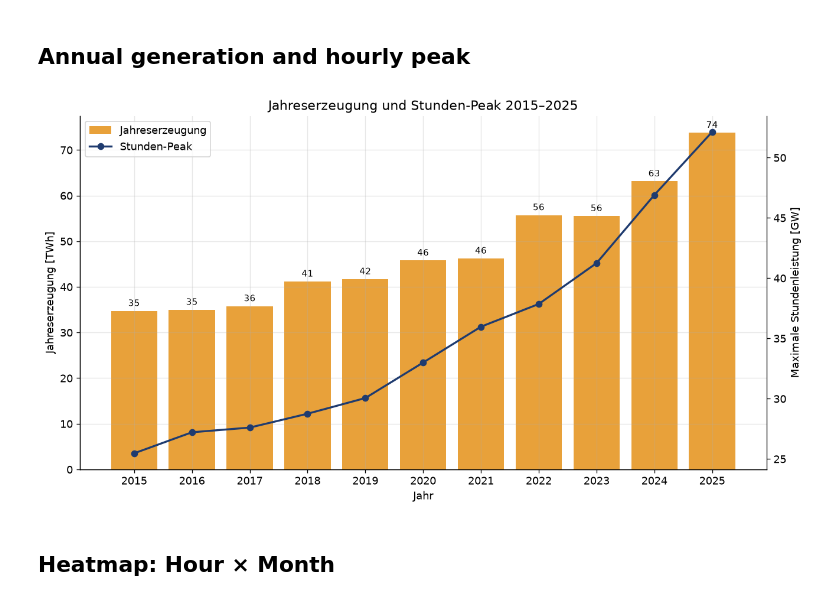
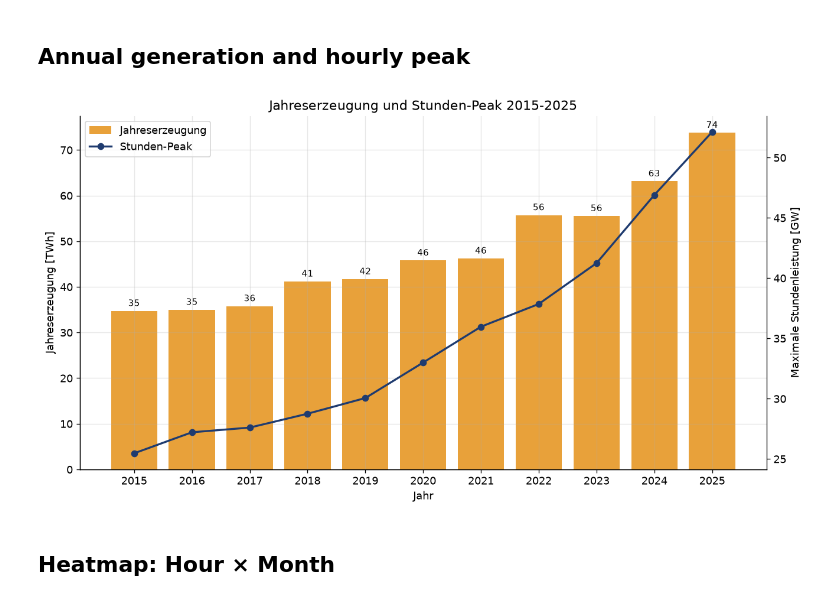
Before and after one commit to mflindt/pv-forecast, a Jupyter notebook: notebooks/03_eda.ipynb, the cells around one changed output. Drawn from its saved outputs; the diff is of its cells as text; code cells hidden in the pictures.

```diff
--- a/notebooks/03_eda.ipynb
+++ b/notebooks/03_eda.ipynb
@@ -69,43 +69,43 @@ plt.show()
 # %% [markdown]
 ## Annual generation and hourly peak
-# %%
-year = local.year
-# keep full years only
-gen_twh = (pv.groupby(year).sum() / 1e6).loc[2015:2025]  # MWh -> TWh
-peak_gw = (pv.groupby(year).max() / 1e3).loc[2015:2025]  # MWh/h -> GW
-
-fig, ax = plt.subplots(figsize=(11, 6))
-ax.bar(gen_twh.index, gen_twh.values, color="#e8a13a", label="Jahreserzeugung")
-ax.set_ylabel("Jahreserzeugung [TWh]")
-ax.set_xlabel("Jahr")
-ax.set_title("Jahreserzeugung und Stunden-Peak 2015–2025")
-ax.set_xticks(gen_twh.index)
-for x, v in gen_twh.items():
-    ax.text(x, v + 0.6, f"{v:.0f}", ha="center", va="bottom", fontsize=9)
-
-# year's highest hourly feed-in
-ax2 = ax.twinx()
-ax2.spines["right"].set_visible(True)
-ax2.grid(False)
-ax2.plot(
-    peak_gw.index,
-    peak_gw.values,
-    color="#1f3b6f",
-    marker="o",
-    lw=2,
-    label="Stunden-Peak",
-)
-ax2.set_ylabel("Maximale Stundenleistung [GW]")
-
-h1, l1 = ax.get_legend_handles_labels()
-h2, l2 = ax2.get_legend_handles_labels()
-ax.legend(h1 + h2, l1 + l2, loc="upper left")
-
-fig.tight_layout()
-fig.savefig(FIGURES_DIR / "02_jahreserzeugung_peak.png")
-plt.show()
-# %% [output]
-[figure, removed]
+# %%
+year = local.year
+# keep full years only
+gen_twh = (pv.groupby(year).sum() / 1e6).loc[2015:2025]  # MWh -> TWh
+peak_gw = (pv.groupby(year).max() / 1e3).loc[2015:2025]  # MWh/h -> GW
+
+fig, ax = plt.subplots(figsize=(11, 6))
+ax.bar(gen_twh.index, gen_twh.values, color="#e8a13a", label="Jahreserzeugung")
+ax.set_ylabel("Jahreserzeugung [TWh]")
+ax.set_xlabel("Jahr")
+ax.set_title("Jahreserzeugung und Stunden-Peak 2015-2025")
+ax.set_xticks(gen_twh.index)
+for x, v in gen_twh.items():
+    ax.text(x, v + 0.6, f"{v:.0f}", ha="center", va="bottom", fontsize=9)
+
+# year's highest hourly feed-in
+ax2 = ax.twinx()
+ax2.spines["right"].set_visible(True)
+ax2.grid(False)
+ax2.plot(
+    peak_gw.index,
+    peak_gw.values,
+    color="#1f3b6f",
+    marker="o",
+    lw=2,
+    label="Stunden-Peak",
+)
+ax2.set_ylabel("Maximale Stundenleistung [GW]")
+
+h1, l1 = ax.get_legend_handles_labels()
+h2, l2 = ax2.get_legend_handles_labels()
+ax.legend(h1 + h2, l1 + l2, loc="upper left")
+
+fig.tight_layout()
+fig.savefig(FIGURES_DIR / "02_jahreserzeugung_peak.png")
+plt.show()
+# %% [output]
+[figure, added]
 # %% [markdown]
 ## Heatmap: Hour × Month
 # %%
```
Also changed, not shown: parts of 4 cells of this notebook, 11 other files.
